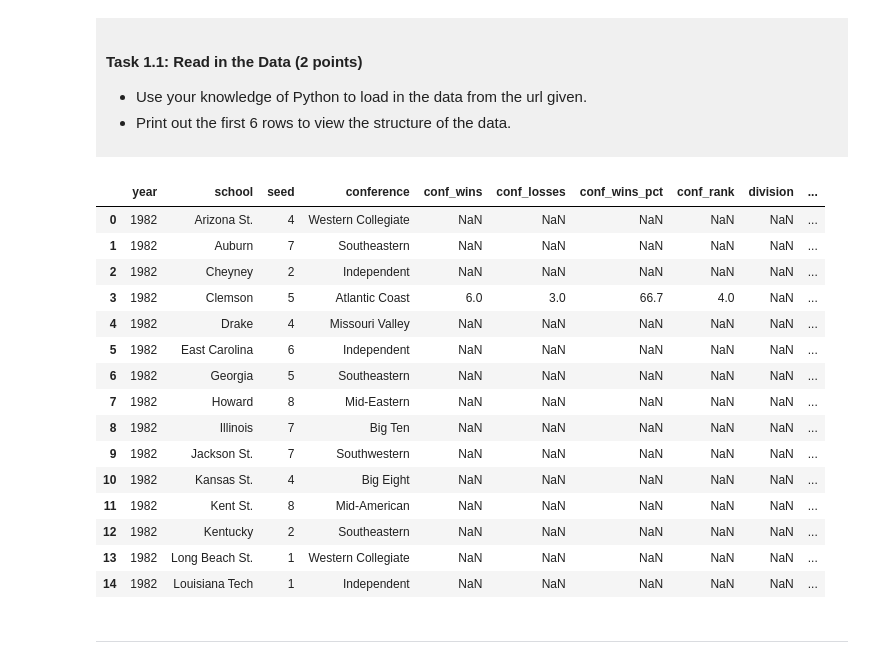
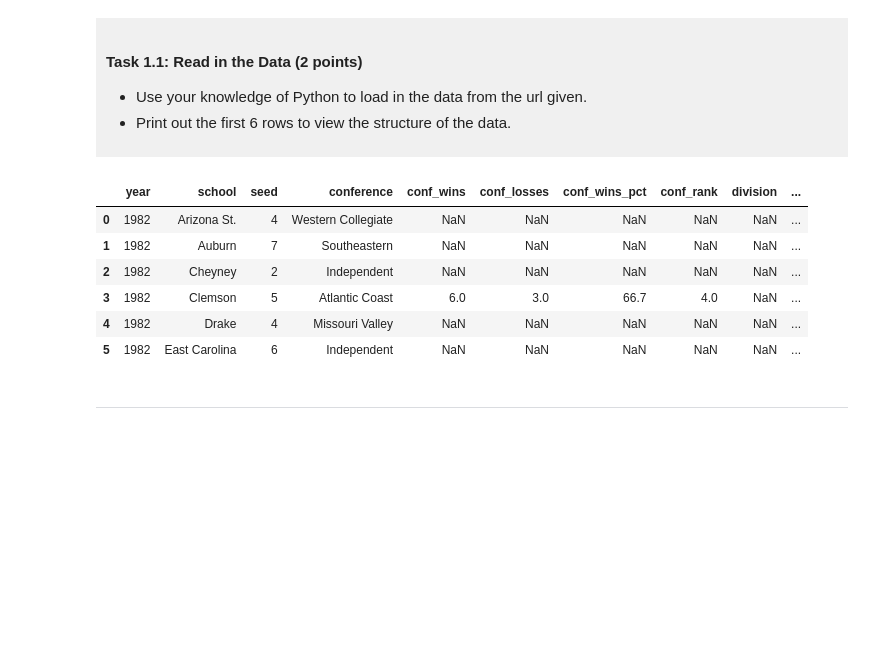
Before and after one commit to kreugeremily-debug/dsci_100_project_Emily_Kreuger, a Jupyter notebook: dsci-100-project-notebook.ipynb, the cells around one changed output. Drawn from its saved outputs; the diff is of its cells as text; code cells hidden in the pictures; blank space fills up the shorter version.

```diff
--- a/dsci-100-project-notebook.ipynb
+++ b/dsci-100-project-notebook.ipynb
@@ -127,26 +127,17 @@ To help you with the analysis, here is a table of descriptions of each of the va
 # %%
 import pandas as pd
 
 url =  "https://raw.githubusercontent.com/diverse-data-hub/diversedata/refs/heads/main/data-clean/womensmarchmadness.csv"
 ncaa_data = pd.read_csv(url)
-ncaa_data.head(15)
+ncaa_data.head(6)
 # %% [output]
 |  | year | school | seed | conference | conf_wins | conf_losses | conf_wins_pct | conf_rank | division | ... |
 | 0 | 1982 | Arizona St. | 4 | Western Collegiate | NaN | NaN | NaN | NaN | NaN | ... |
 | 1 | 1982 | Auburn | 7 | Southeastern | NaN | NaN | NaN | NaN | NaN | ... |
 | 2 | 1982 | Cheyney | 2 | Independent | NaN | NaN | NaN | NaN | NaN | ... |
 | 3 | 1982 | Clemson | 5 | Atlantic Coast | 6.0 | 3.0 | 66.7 | 4.0 | NaN | ... |
 | 4 | 1982 | Drake | 4 | Missouri Valley | NaN | NaN | NaN | NaN | NaN | ... |
 | 5 | 1982 | East Carolina | 6 | Independent | NaN | NaN | NaN | NaN | NaN | ... |
-| 6 | 1982 | Georgia | 5 | Southeastern | NaN | NaN | NaN | NaN | NaN | ... |
-| 7 | 1982 | Howard | 8 | Mid-Eastern | NaN | NaN | NaN | NaN | NaN | ... |
-| 8 | 1982 | Illinois | 7 | Big Ten | NaN | NaN | NaN | NaN | NaN | ... |
-| 9 | 1982 | Jackson St. | 7 | Southwestern | NaN | NaN | NaN | NaN | NaN | ... |
-| 10 | 1982 | Kansas St. | 4 | Big Eight | NaN | NaN | NaN | NaN | NaN | ... |
-| 11 | 1982 | Kent St. | 8 | Mid-American | NaN | NaN | NaN | NaN | NaN | ... |
-| 12 | 1982 | Kentucky | 2 | Southeastern | NaN | NaN | NaN | NaN | NaN | ... |
-| 13 | 1982 | Long Beach St. | 1 | Western Collegiate | NaN | NaN | NaN | NaN | NaN | ... |
-| 14 | 1982 | Louisiana Tech | 1 | Independent | NaN | NaN | NaN | NaN | NaN | ... |
 # %% [markdown]
 -------
 # %% [markdown]
```
Also changed, not shown: parts of 2 cells of this notebook.
